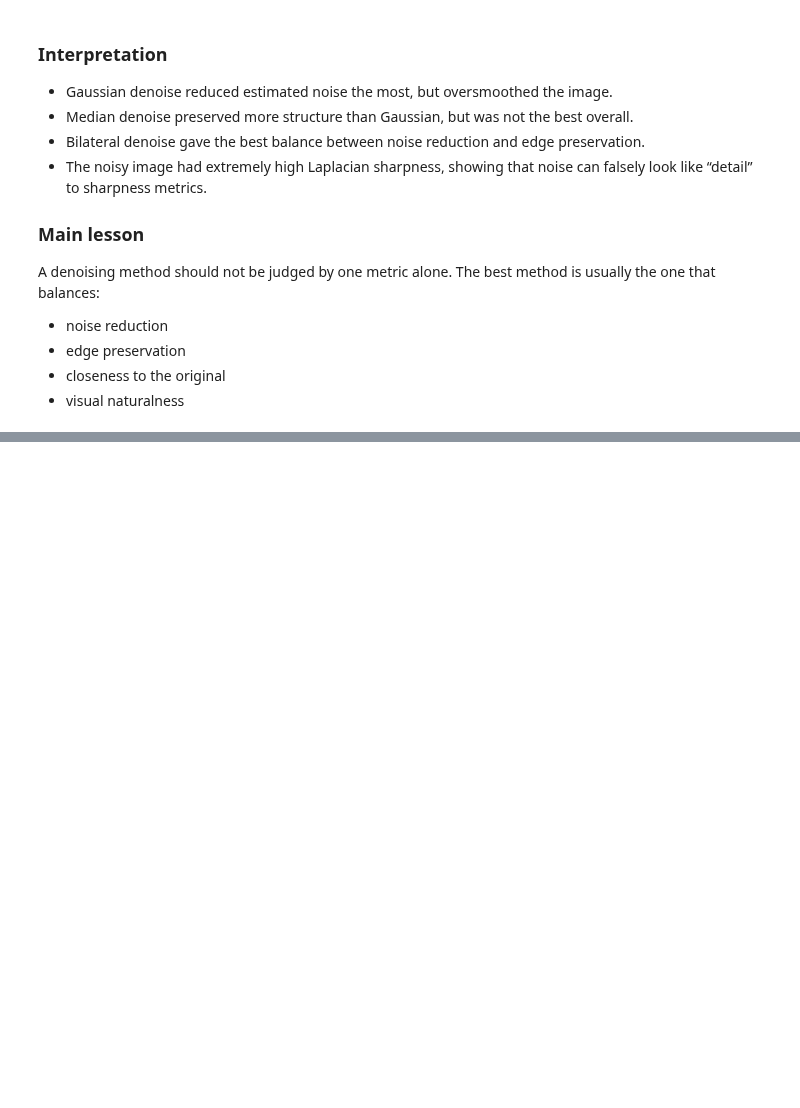
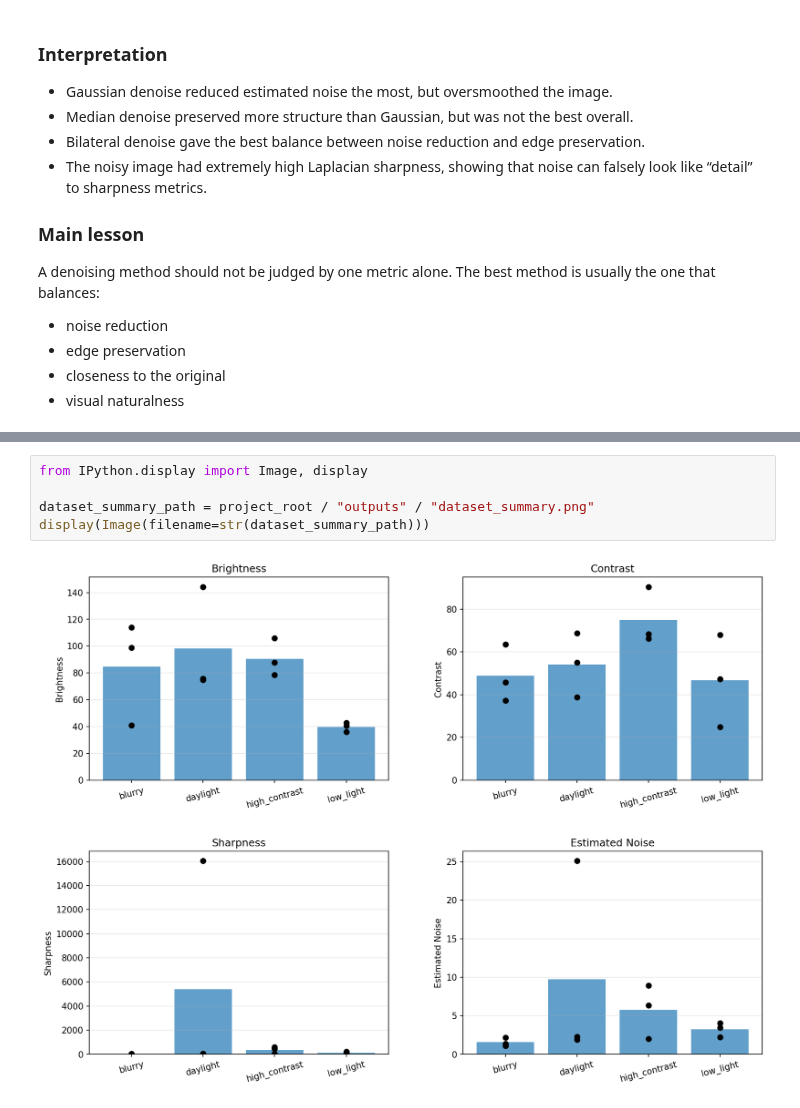
Before and after one commit to fury471/vision-imaging-lab, a Jupyter notebook: notebooks/01_image_quality_basics.ipynb, the cells around one changed output, grey strips where cells are left out. Cells and saved outputs as stored; diff of their text form; blank space fills up the shorter version.

```diff
--- a/notebooks/01_image_quality_basics.ipynb
+++ b/notebooks/01_image_quality_basics.ipynb
@@ -402,0 +502,7 @@ The best method is usually the one that balances:
+# %%
+from IPython.display import Image, display
+
+dataset_summary_path = project_root / "outputs" / "dataset_summary.png"
+display(Image(filename=str(dataset_summary_path)))
+# %% [output]
+[figure, added]
```
Also changed, not shown: parts of 15 cells of this notebook, 56 other files.
